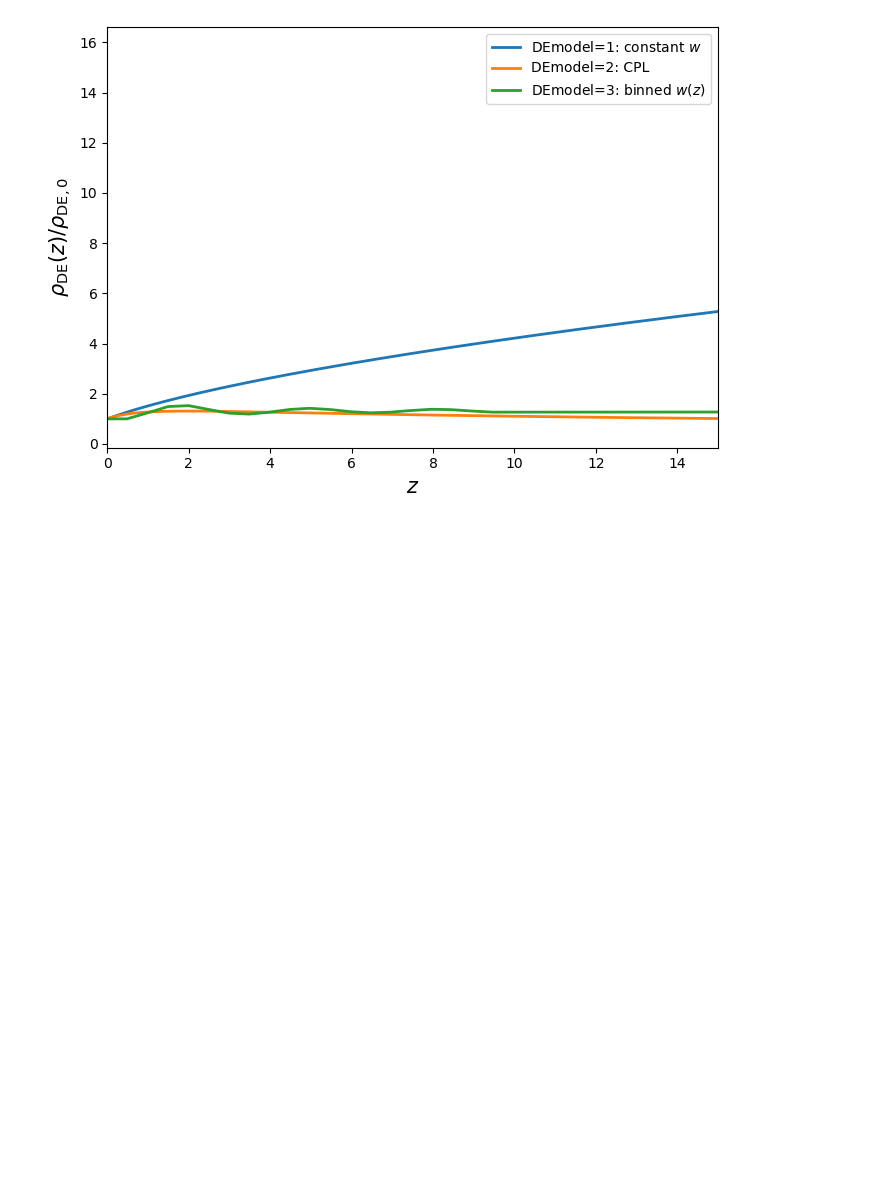
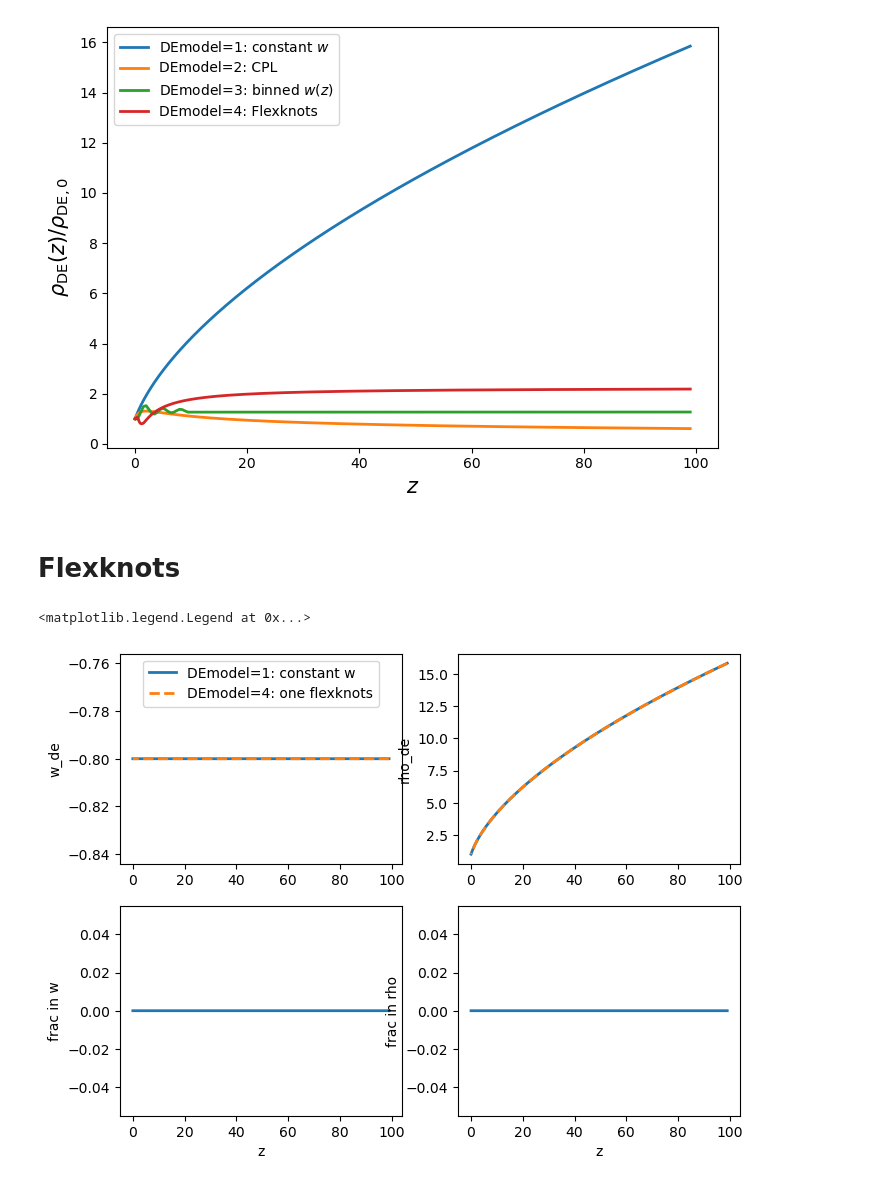
Before and after one commit to diogohf/CAMBv2LateDE, a Jupyter notebook: docs/test_latede.ipynb, the cells around one changed output. Saved outputs shown, nothing was run; the diff lists cells and outputs as text; code cells hidden in the pictures; blank space fills up the shorter version.

```diff
--- a/docs/test_latede.ipynb
+++ b/docs/test_latede.ipynb
@@ -88,8 +105,9 @@ plt.figure(figsize=(7, 5))
 plt.plot(redshift,rho_w / rho_w[-1],lw=2,label=r"DEmodel=1: constant $w$")
 plt.plot(redshift,rho_cpl / rho_cpl[-1],lw=2,label=r"DEmodel=2: CPL")
 plt.plot(redshift,rho_bins / rho_bins[-1],lw=2,label=r"DEmodel=3: binned $w(z)$")
+plt.plot(redshift,rho_flexnot / rho_flexnot[-1],lw=2,label=r"DEmodel=4: Flexknots")
 
-plt.xlim(0, 15)
+# plt.xlim(0, 1)
 plt.ylabel(r"$\rho_{\rm DE}(z)/\rho_{\rm DE,0}$", fontsize=15)
 plt.xlabel(r"$z$", fontsize=15)
 plt.legend(loc="best")
@@ -97,4 +115,30 @@ plt.tight_layout()
 # plt.savefig("latede_models_rho.pdf")
 plt.show()
 # %% [output]
-[figure, old version]
+[figure, new version]
+# %% [markdown]
+# Flexknots
+# %%
+# One knot vs constant w
+cosmology_1flexknot = camb.set_params(**base_params,DEmodel=4,a_flexknot=[1.],w_flexknot=[-.8])
+
+# Compute
+results_1flexknot = camb.get_results(cosmology_1flexknot)
+rho_1flexnot, wde_1flexknot = results_1flexknot.get_dark_energy_rho_w(scale_factor)
+
+fig,ax = plt.subplots(2,2,figsize=(8,6))
+ax[0,0].plot(redshift,wde_w,lw=2,label=r"DEmodel=1: constant w")
+ax[0,0].plot(redshift,wde_1flexknot,lw=2,ls='--',label=r"DEmodel=4: one flexknots")
+ax[0,1].plot(redshift,rho_w / rho_1flexnot[-1],lw=2)
+ax[0,1].plot(redshift,rho_w / rho_1flexnot[-1],lw=2,ls='--')
+ax[1,0].plot(redshift,wde_w/wde_1flexknot-1,lw=2)
+ax[1,1].plot(redshift,rho_w/rho_1flexnot-1,lw=2)
+[ax[1,i].set_xlabel("z") for i in [0,1]]
+ax[0,0].set_ylabel("w_de")
+ax[0,1].set_ylabel("rho_de")
+ax[1,0].set_ylabel("frac in w")
+ax[1,1].set_ylabel("frac in rho")
+ax[0,0].legend(loc='upper center')
+# %% [output]
+<matplotlib.legend.Legend at 0x...>
+[figure, added]
```
Also changed, not shown: parts of 8 cells of this notebook.
